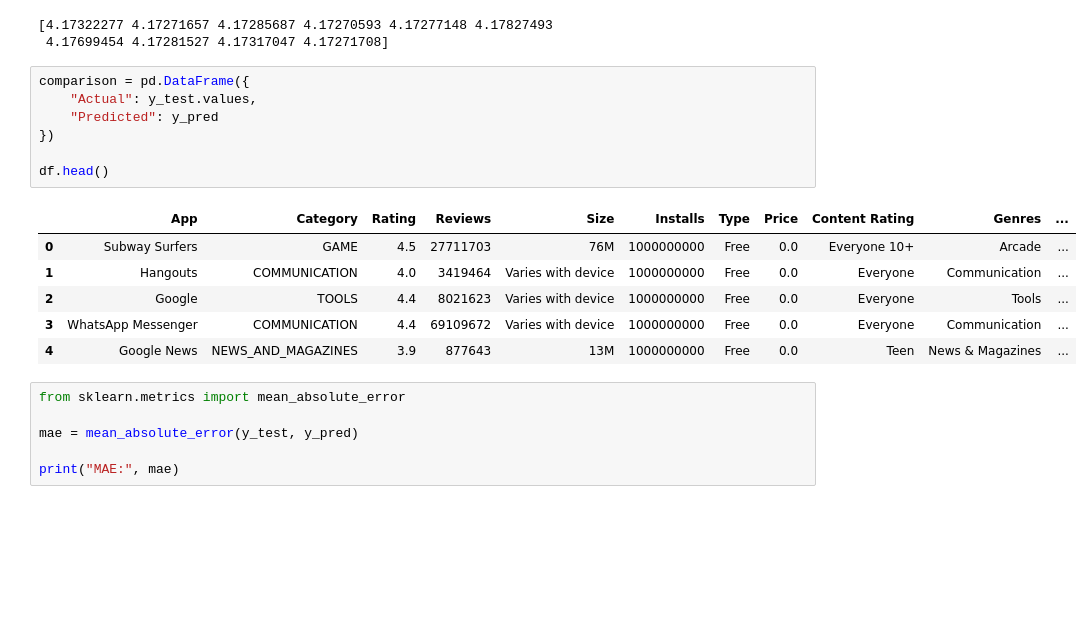
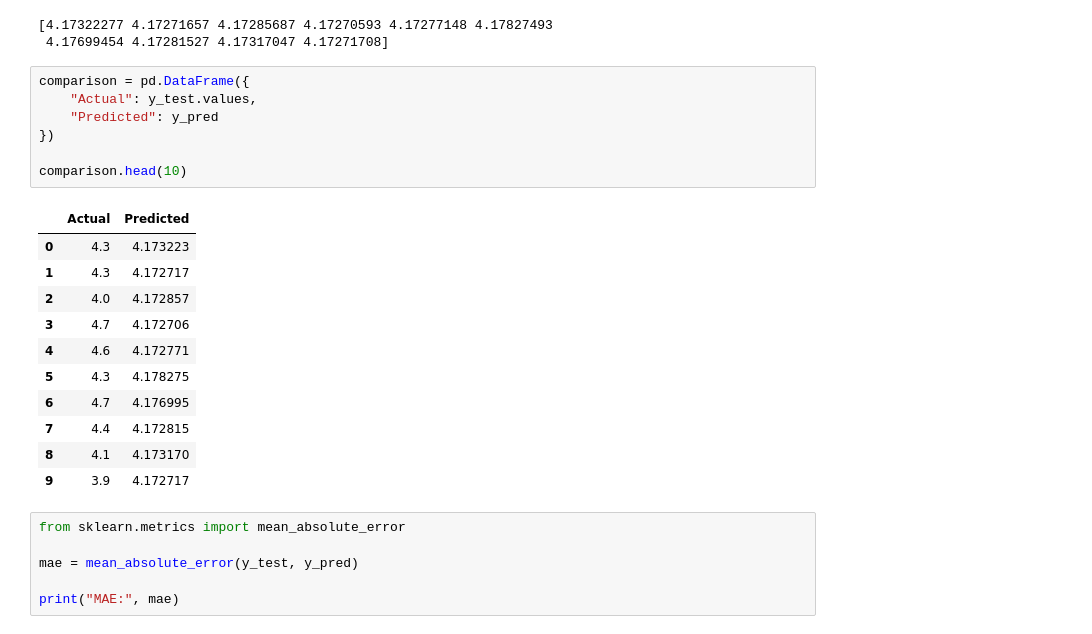
Before and after one commit to CodeRei067/Learn-ml-data-science2, a Jupyter notebook: notebooks/modeling.ipynb, the cells around one changed output. Saved outputs shown, nothing was run; the diff lists cells and outputs as text; blank space fills up the shorter version.

```diff
--- a/notebooks/modeling.ipynb
+++ b/notebooks/modeling.ipynb
@@ -75,17 +75,22 @@ print(y_pred[:10])
 # %%
 comparison = pd.DataFrame({
     "Actual": y_test.values,
     "Predicted": y_pred
 })
 
-df.head()
+comparison.head(10)
 # %% [output]
-|  | App | Category | Rating | Reviews | Size | Installs | Type | Price | Content Rating | Genres | ... |
-| 0 | Subway Surfers | GAME | 4.5 | 27711703 | 76M | 1000000000 | Free | 0.0 | Everyone 10+ | Arcade | ... |
-| 1 | Hangouts | COMMUNICATION | 4.0 | 3419464 | Varies with device | 1000000000 | Free | 0.0 | Everyone | Communication | ... |
-| 2 | Google | TOOLS | 4.4 | 8021623 | Varies with device | 1000000000 | Free | 0.0 | Everyone | Tools | ... |
-| 3 | WhatsApp Messenger | COMMUNICATION | 4.4 | 69109672 | Varies with device | 1000000000 | Free | 0.0 | Everyone | Communication | ... |
-| 4 | Google News | NEWS_AND_MAGAZINES | 3.9 | 877643 | 13M | 1000000000 | Free | 0.0 | Teen | News & Magazines | ... |
+|  | Actual | Predicted |
+| 0 | 4.3 | 4.173223 |
+| 1 | 4.3 | 4.172717 |
+| 2 | 4.0 | 4.172857 |
+| 3 | 4.7 | 4.172706 |
+| 4 | 4.6 | 4.172771 |
+| 5 | 4.3 | 4.178275 |
+| 6 | 4.7 | 4.176995 |
+| 7 | 4.4 | 4.172815 |
+| 8 | 4.1 | 4.173170 |
+| 9 | 3.9 | 4.172717 |
 # %%
 from sklearn.metrics import mean_absolute_error
 
```
